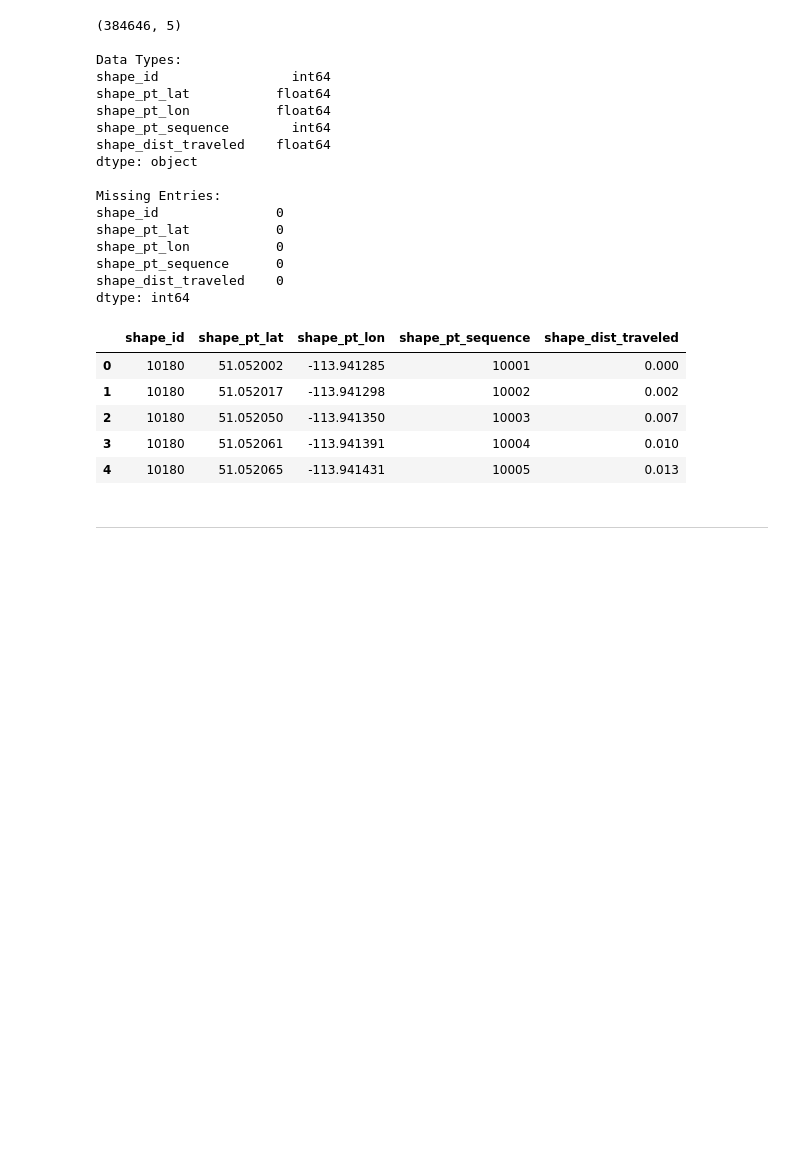
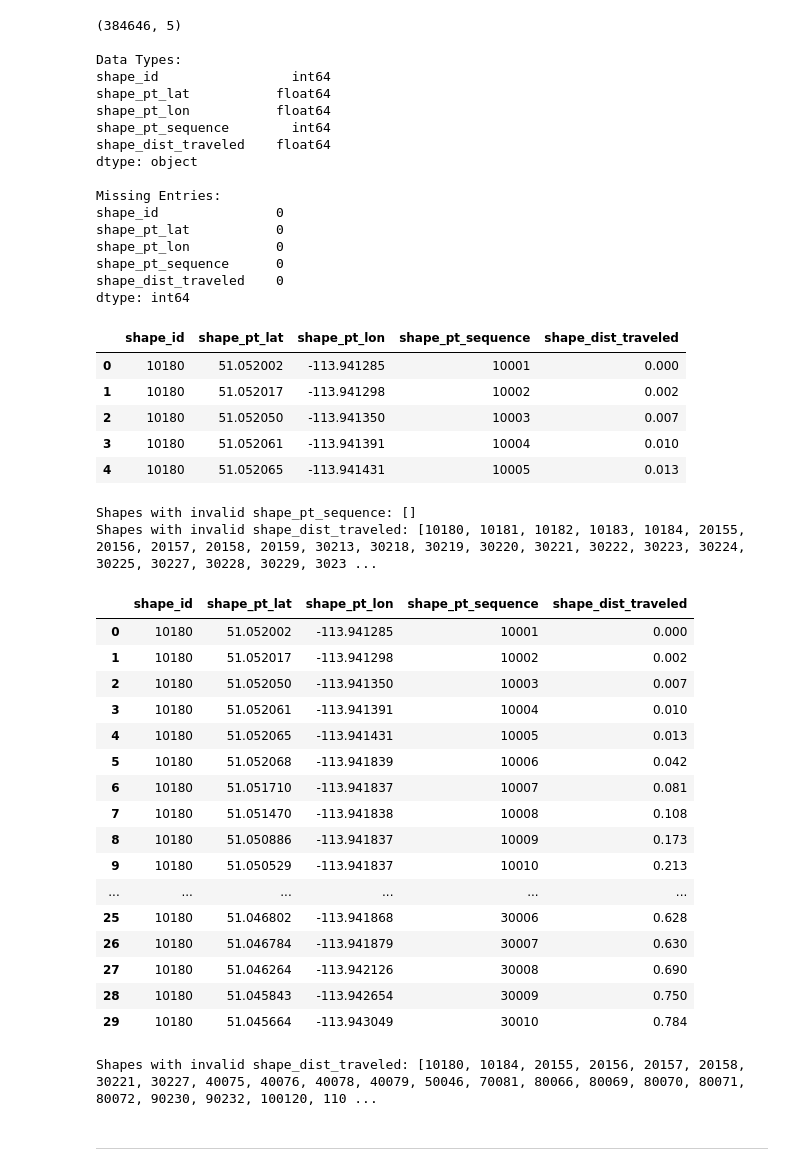
Before and after one commit to Mathemusician1729/Calgary-Transit-Intelligence-Engine, a Jupyter notebook: gtfs_static.ipynb, the cells around one changed output. Saved outputs shown, nothing was run; the diff lists cells and outputs as text; code cells hidden in the pictures; blank space fills up the shorter version.

```diff
--- a/gtfs_static.ipynb
+++ b/gtfs_static.ipynb
@@ -545,5 +537,46 @@ dtype: int64
 # %%
 # verify any invalid entries
 # ensure 'shape_pt_sequence' and 'shape_dist_traveled' are both increasing for each distinct trip (shape_id)
+invalid_sequences = (shapes.groupby('shape_id')['shape_pt_sequence'].apply(lambda x: not (x.is_monotonic_increasing and x.is_unique)))
+invalid_distances = (shapes.groupby('shape_id')['shape_dist_traveled'].apply(lambda x: not (x.is_monotonic_increasing and x.is_unique)))
+
+print(f"Shapes with invalid shape_pt_sequence: {invalid_sequences[invalid_sequences].index.tolist()}")
+print(f"Shapes with invalid shape_dist_traveled: {invalid_distances[invalid_distances].index.tolist()}")
+# %% [output]
+Shapes with invalid shape_pt_sequence: []
+Shapes with invalid shape_dist_traveled: [10180, 10181, 10182, 10183, 10184, 20155, 20156, 20157, 20158, 20159, 30213, 30218, 30219, 30220, 30221, 30222, 30223, 30224, 30225, 30227, 30228, 30229, 3023 ...
+# %%
+a = shapes[shapes['shape_id'] == 10180]
+a.head(30)
+# %% [output]
+|  | shape_id | shape_pt_lat | shape_pt_lon | shape_pt_sequence | shape_dist_traveled |
+| 0 | 10180 | 51.052002 | -113.941285 | 10001 | 0.000 |
+| 1 | 10180 | 51.052017 | -113.941298 | 10002 | 0.002 |
+| 2 | 10180 | 51.052050 | -113.941350 | 10003 | 0.007 |
+| 3 | 10180 | 51.052061 | -113.941391 | 10004 | 0.010 |
+| 4 | 10180 | 51.052065 | -113.941431 | 10005 | 0.013 |
+| 5 | 10180 | 51.052068 | -113.941839 | 10006 | 0.042 |
+| 6 | 10180 | 51.051710 | -113.941837 | 10007 | 0.081 |
+| 7 | 10180 | 51.051470 | -113.941838 | 10008 | 0.108 |
+| 8 | 10180 | 51.050886 | -113.941837 | 10009 | 0.173 |
+| 9 | 10180 | 51.050529 | -113.941837 | 10010 | 0.213 |
+| ... | ... | ... | ... | ... | ... |
+| 25 | 10180 | 51.046802 | -113.941868 | 30006 | 0.628 |
+| 26 | 10180 | 51.046784 | -113.941879 | 30007 | 0.630 |
+| 27 | 10180 | 51.046264 | -113.942126 | 30008 | 0.690 |
+| 28 | 10180 | 51.045843 | -113.942654 | 30009 | 0.750 |
+| 29 | 10180 | 51.045664 | -113.943049 | 30010 | 0.784 |
+# %%
+# cleanup for the shape_dist_traveled column
+shapes = shapes.drop_duplicates(
+    subset=['shape_id', 'shape_pt_lat', 'shape_pt_lon', 'shape_dist_traveled'],
+    keep='first'
+)
+
+# revalidate shape_dist_traveled column
+new_invalid_distances = (shapes.groupby('shape_id')['shape_dist_traveled'].apply(lambda x: not (x.is_monotonic_increasing and x.is_unique)))
+print(f"Shapes with invalid shape_dist_traveled: {new_invalid_distances[new_invalid_distances].index.tolist()}")
+# %% [output]
+Shapes with invalid shape_dist_traveled: [10180, 10184, 20155, 20156, 20157, 20158, 30221, 30227, 40075, 40076, 40078, 40079, 50046, 70081, 80066, 80069, 80070, 80071, 80072, 90230, 90232, 100120, 110 ...
 # %% [markdown]
 ---
```
Also changed, not shown: parts of 5 cells of this notebook, 6 other files.
